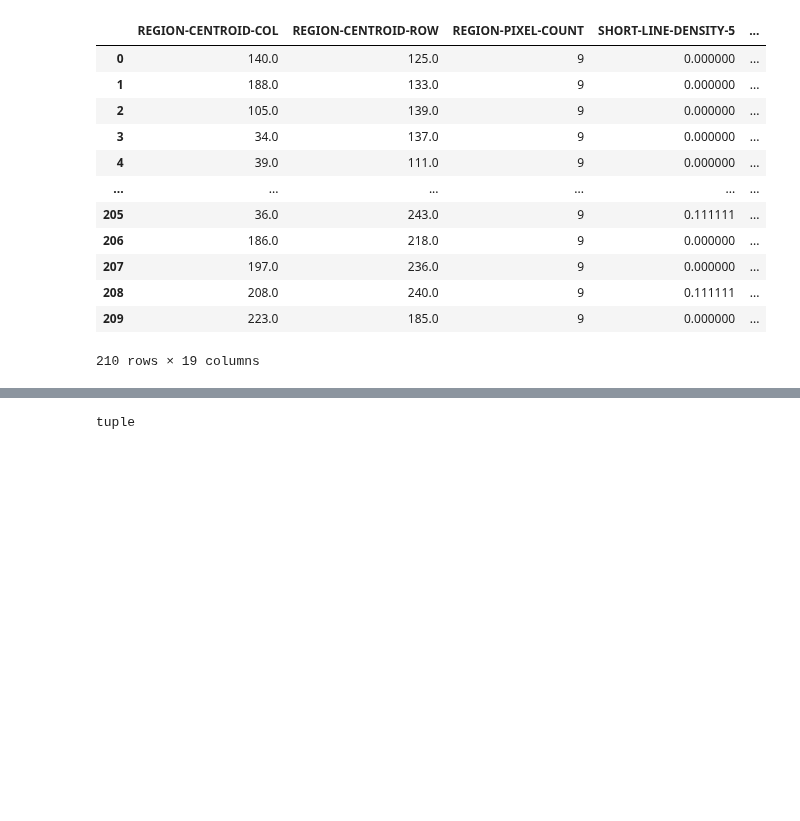
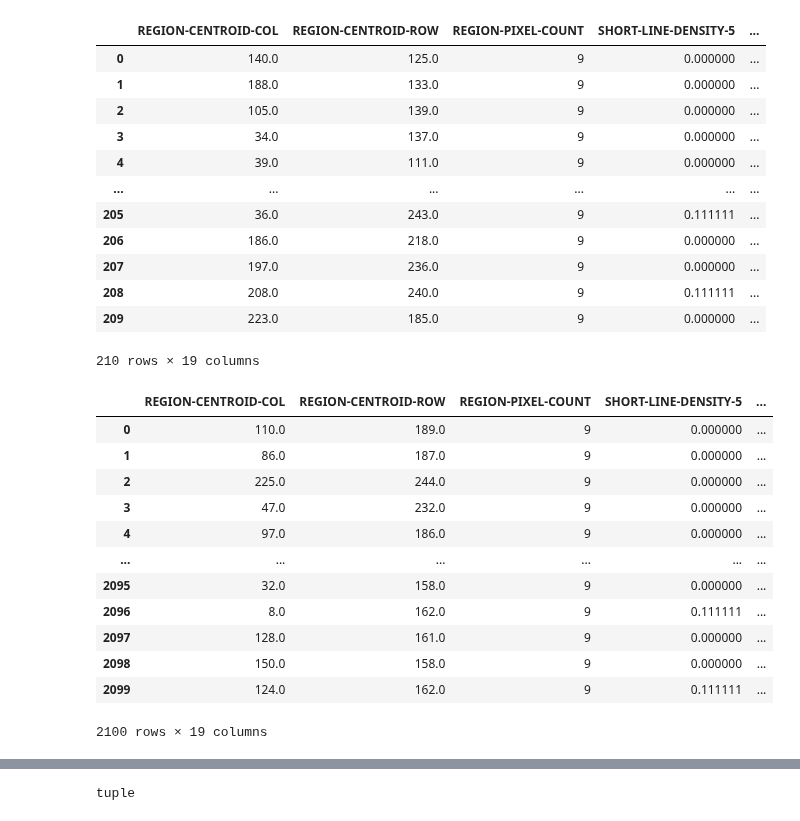
Before and after one commit to allansdefreitas/unsupervised-learning, a Jupyter notebook: FUZZY.ipynb, the cells around one changed output, grey strips where cells are left out. Drawn from its saved outputs; the diff is of its cells as text; code cells hidden in the pictures; blank space fills up the shorter version.

```diff
--- a/FUZZY.ipynb
+++ b/FUZZY.ipynb
@@ -38,0 +38,17 @@ dataset_original
+# %%
+dataset_original2 = pd.read_csv(PATH2, sep=',').reset_index(drop=True)
+dataset_original2
+# %% [output]
+|  | REGION-CENTROID-COL | REGION-CENTROID-ROW | REGION-PIXEL-COUNT | SHORT-LINE-DENSITY-5 | ... |
+| 0 | 110.0 | 189.0 | 9 | 0.000000 | ... |
+| 1 | 86.0 | 187.0 | 9 | 0.000000 | ... |
+| 2 | 225.0 | 244.0 | 9 | 0.000000 | ... |
+| 3 | 47.0 | 232.0 | 9 | 0.000000 | ... |
+| 4 | 97.0 | 186.0 | 9 | 0.000000 | ... |
+| ... | ... | ... | ... | ... | ... |
+| 2095 | 32.0 | 158.0 | 9 | 0.000000 | ... |
+| 2096 | 8.0 | 162.0 | 9 | 0.111111 | ... |
+| 2097 | 128.0 | 161.0 | 9 | 0.000000 | ... |
+| 2098 | 150.0 | 158.0 | 9 | 0.000000 | ... |
+| 2099 | 124.0 | 162.0 | 9 | 0.111111 | ... |
+2100 rows × 19 columns
```
Also changed, not shown: parts of 39 cells of this notebook.
